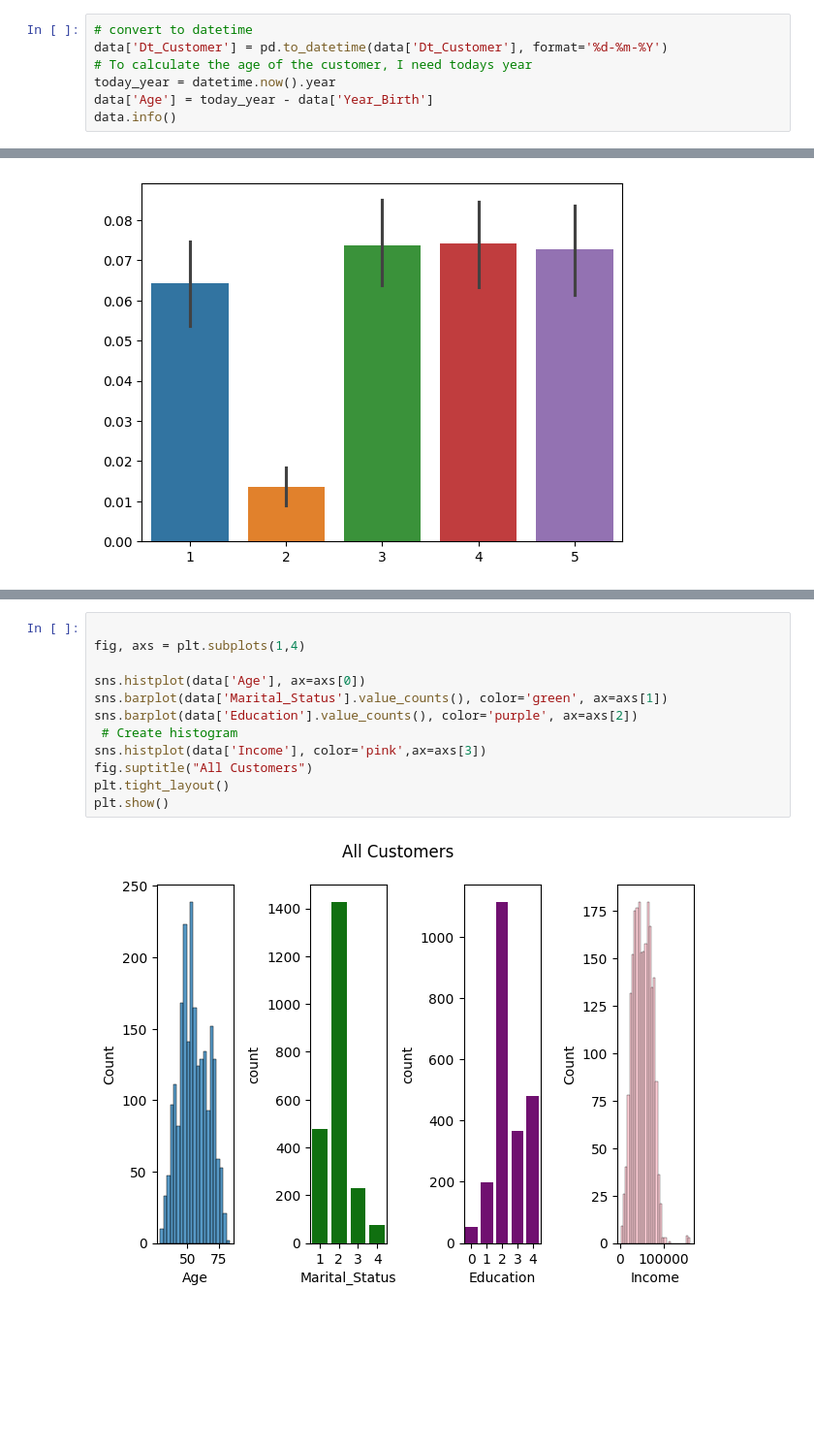
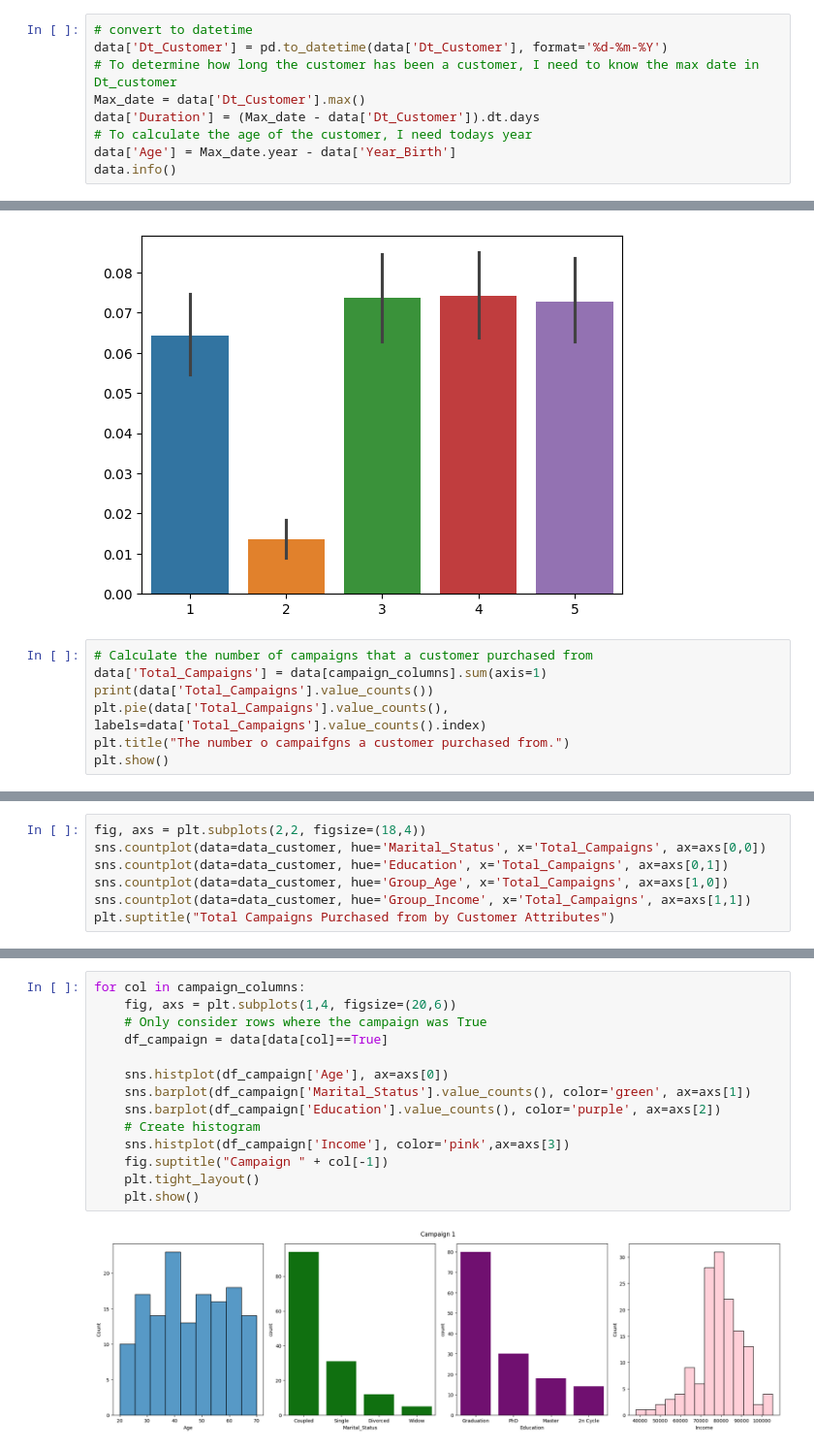
Before and after one commit to kymayodeji/marketing, a Jupyter notebook: cleaning_eda.ipynb, the cells around one changed output, grey strips where cells are left out. Shown at 97% size. Drawn from its saved outputs; the diff is of its cells as text; blank space fills up the shorter version.

```diff
--- a/cleaning_eda.ipynb
+++ b/cleaning_eda.ipynb
@@ -174,9 +147,11 @@ Name: count, Length: 662, dtype: int64
 # %%
 # convert to datetime
 data['Dt_Customer'] = pd.to_datetime(data['Dt_Customer'], format='%d-%m-%Y')
+# To determine how long the customer has been a customer, I need to know the max date in Dt_customer
+Max_date = data['Dt_Customer'].max()
+data['Duration'] = (Max_date - data['Dt_Customer']).dt.days
 # To calculate the age of the customer, I need todays year
-today_year = datetime.now().year
-data['Age'] = today_year - data['Year_Birth']
+data['Age'] = Max_date.year - data['Year_Birth']
 data.info()
 # %% [output]
 <class 'pandas.core.frame.DataFrame'>
@@ -296,3 +275,10 @@ plt.xticks(range(len(campaign_columns)), range(1,len(campaign_columns)+1))
 plt.show()
 # %% [output]
 [figure]
+# %%
+# Calculate the number of campaigns that a customer purchased from
+data['Total_Campaigns'] = data[campaign_columns].sum(axis=1)
+print(data['Total_Campaigns'].value_counts())
+plt.pie(data['Total_Campaigns'].value_counts(), labels=data['Total_Campaigns'].value_counts().index)
+plt.title("The number o campaifgns a customer purchased from.")
+plt.show()
@@ -302,0 +392,7 @@ plt.show()
+# %%
+fig, axs = plt.subplots(2,2, figsize=(18,4))
+sns.countplot(data=data_customer, hue='Marital_Status', x='Total_Campaigns', ax=axs[0,0])
+sns.countplot(data=data_customer, hue='Education', x='Total_Campaigns', ax=axs[0,1])
+sns.countplot(data=data_customer, hue='Group_Age', x='Total_Campaigns', ax=axs[1,0])
+sns.countplot(data=data_customer, hue='Group_Income', x='Total_Campaigns', ax=axs[1,1])
+plt.suptitle("Total Campaigns Purchased from by Customer Attributes")
@@ -303,14 +409,16 @@ plt.show()
 # %%
+for col in campaign_columns:
+    fig, axs = plt.subplots(1,4, figsize=(20,6))
+    # Only consider rows where the campaign was True
+    df_campaign = data[data[col]==True]
 
-fig, axs = plt.subplots(1,4)
-
-sns.histplot(data['Age'], ax=axs[0])
-sns.barplot(data['Marital_Status'].value_counts(), color='green', ax=axs[1])
-sns.barplot(data['Education'].value_counts(), color='purple', ax=axs[2])
- # Create histogram
-sns.histplot(data['Income'], color='pink',ax=axs[3])
-fig.suptitle("All Customers")
-plt.tight_layout()
-plt.show()
+    sns.histplot(df_campaign['Age'], ax=axs[0])
+    sns.barplot(df_campaign['Marital_Status'].value_counts(), color='green', ax=axs[1])
+    sns.barplot(df_campaign['Education'].value_counts(), color='purple', ax=axs[2])
+    # Create histogram
+    sns.histplot(df_campaign['Income'], color='pink',ax=axs[3])
+    fig.suptitle("Campaign " + col[-1])
+    plt.tight_layout()
+    plt.show()
 # %% [output]
-[figure, old version]
+[figure, new version]
```
Also changed, not shown: parts of 35 cells of this notebook, 1 other file.
